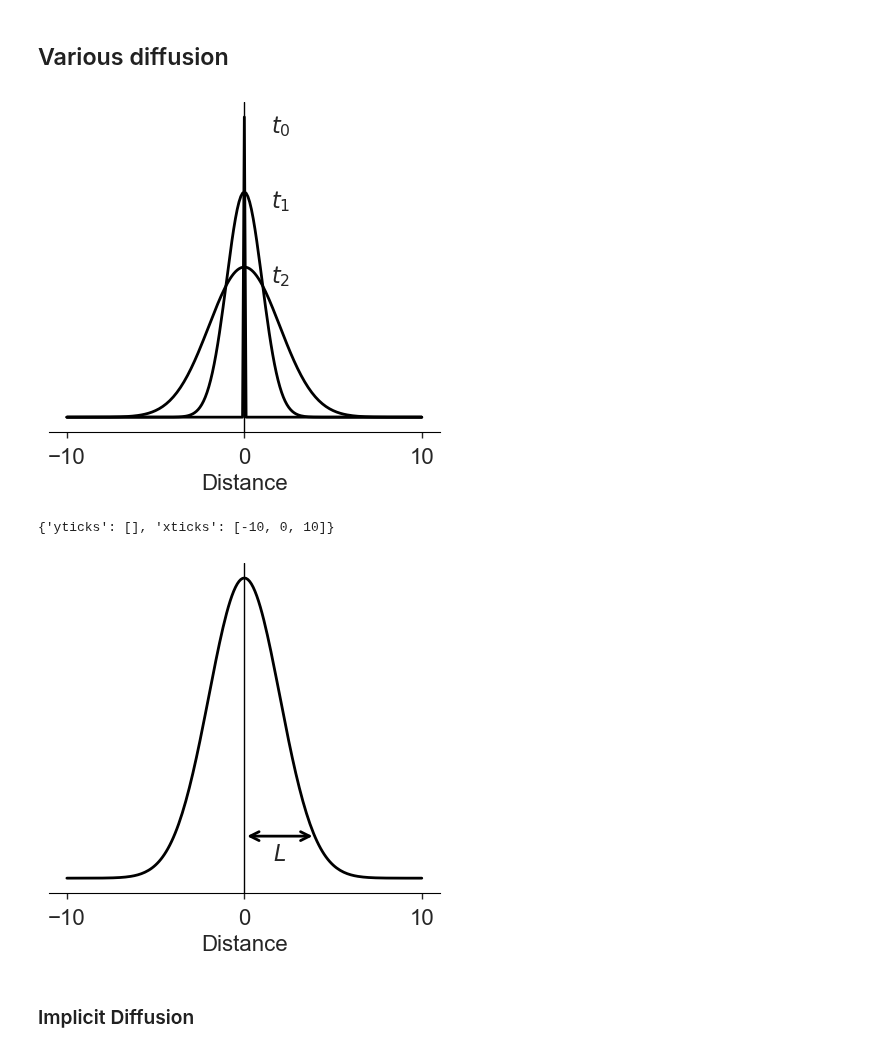
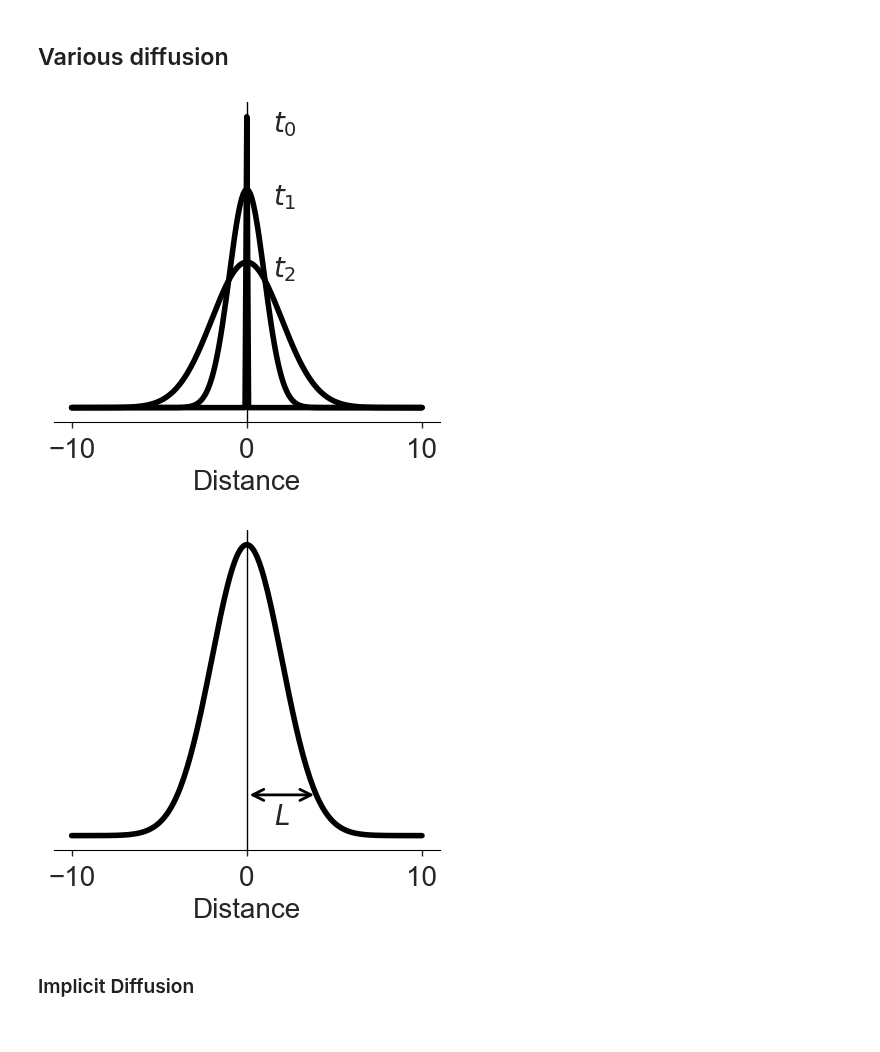
Before and after one commit to timothyas/generic-matern-covariance, a Jupyter notebook: src/plots_for_ecco.ipynb, the cells around one changed output. Cells and saved outputs as stored; diff of their text form; code cells hidden in the pictures.

```diff
--- a/src/plots_for_ecco.ipynb
+++ b/src/plots_for_ecco.ipynb
@@ -7,7 +7,7 @@ import xarray as xr
 
 import scipy.special
 # %%
-plt.style.use('./correlation.mplstyle')
+plt.style.use('./presentation.mplstyle')
 # %%
 def matern(x, n_range, m, n_dim):
 
@@ -135,29 +135,25 @@ ax.text(1.5, .45, r"$t_2$")
 ax.set_xlabel("Distance")
 fig.savefig("../figures/diffusion.pdf", bbox_inches="tight")
 # %% [output]
-[figure, old version]
+[figure, new version]
 # %%
 kwc = kw.copy()
 kwc["yticks"] = []
-# %%
-kwc
-# %% [output]
-{'yticks': [], 'xticks': [-10, 0, 10]}
 # %%
 fig, ax = plt.subplots(figsize=(4,4),
                         constrained_layout=True
                        )
 
 ax.plot(xb, gaussian(xb, rho_hat), color='k')
 annotate(ax, (0, 0.14), (rho_hat, 0.14))
-ax.text(.5*rho_hat, 0.06, r"$L$", ha='center')
+ax.text(.5*rho_hat, 0.04, r"$L$", ha='center')
 center_axis(ax)
 ax.set(xticks=[-10,0,10])
 
 ax.set_xlabel("Distance")
 fig.savefig("../figures/explicit-diffusion.pdf", bbox_inches="tight")
 # %% [output]
-[figure, old version]
+[figure, new version]
 # %% [markdown]
 ### Implicit Diffusion
 # %%
```
Also changed, not shown: parts of 8 cells of this notebook, 8 other files.
